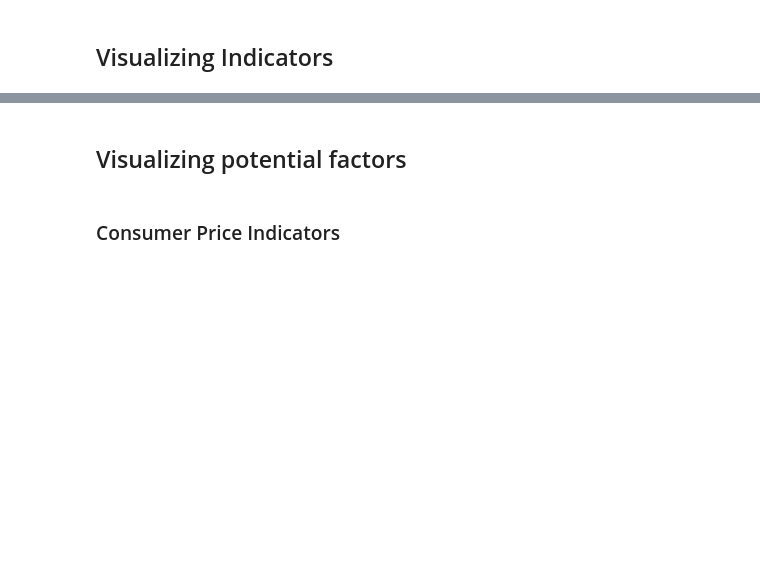
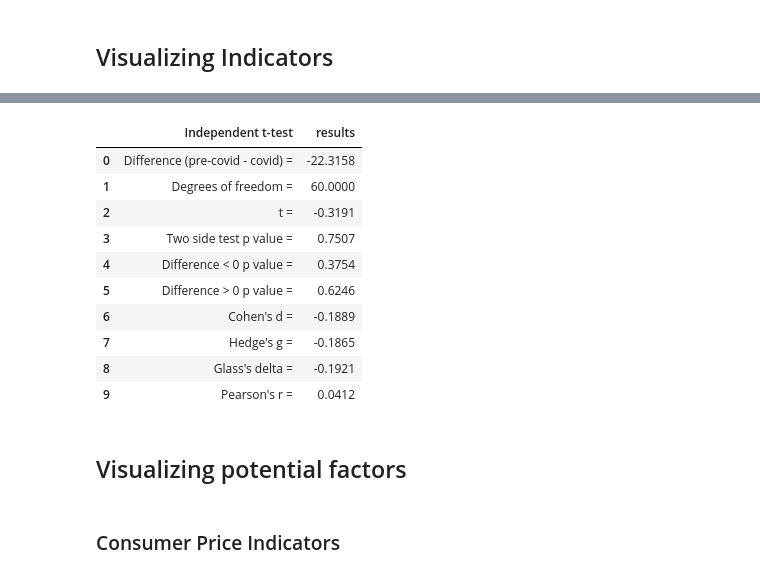
Before and after one commit to NGrech/food-security-analysis, a Jupyter notebook: noteebooks/food_security_eda.ipynb, the cells around one changed output, grey strips where cells are left out. Drawn from its saved outputs; the diff is of its cells as text; code cells hidden in the pictures; blank space fills up the shorter version.

```diff
--- a/noteebooks/food_security_eda.ipynb
+++ b/noteebooks/food_security_eda.ipynb
@@ -64,0 +170,5 @@ px.line(undernourishment_pdf, x='Year', y='Value', color='Area')
+# %%
+# Testing low, lower-middle, upper-middle income economies to see if there is a diff in covid vs pre-covid
+
+summary, results = rp.ttest(group1= number_undernourishment_pdf['Value'][(number_undernourishment_pdf.Year<'2020')&(number_undernourishment_pdf['Area Code']!=9010)], group1_name= "pre-covid",
+                            group2= number_undernourishment_pdf['Value'][(number_undernourishment_pdf.Year>='2020')&(number_undernourishment_pdf['Area Code']!=9010)], group2_name= "covid")
@@ -65,3 +182,17 @@ px.line(undernourishment_pdf, x='Year', y='Value', color='Area')
+# %%
+results
+# %% [output]
+|  | Independent t-test | results |
+| 0 | Difference (pre-covid - covid) = | -22.3158 |
+| 1 | Degrees of freedom = | 60.0000 |
+| 2 | t = | -0.3191 |
+| 3 | Two side test p value = | 0.7507 |
+| 4 | Difference < 0 p value = | 0.3754 |
+| 5 | Difference > 0 p value = | 0.6246 |
+| 6 | Cohen's d = | -0.1889 |
+| 7 | Hedge's g = | -0.1865 |
+| 8 | Glass's delta = | -0.1921 |
+| 9 | Pearson's r = | 0.0412 |
 # %% [markdown]
 ## Visualizing potential factors
 # %% [markdown]
```
Also changed, not shown: parts of 47 cells of this notebook, 2 other files.
